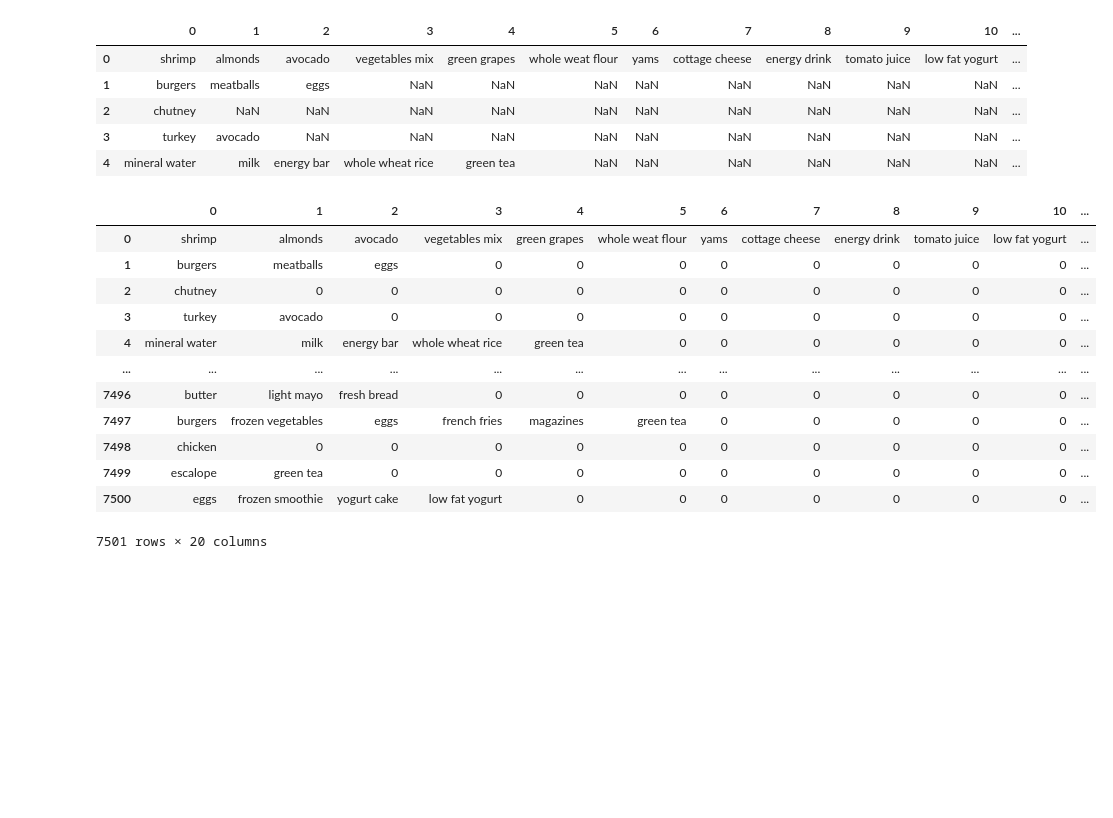
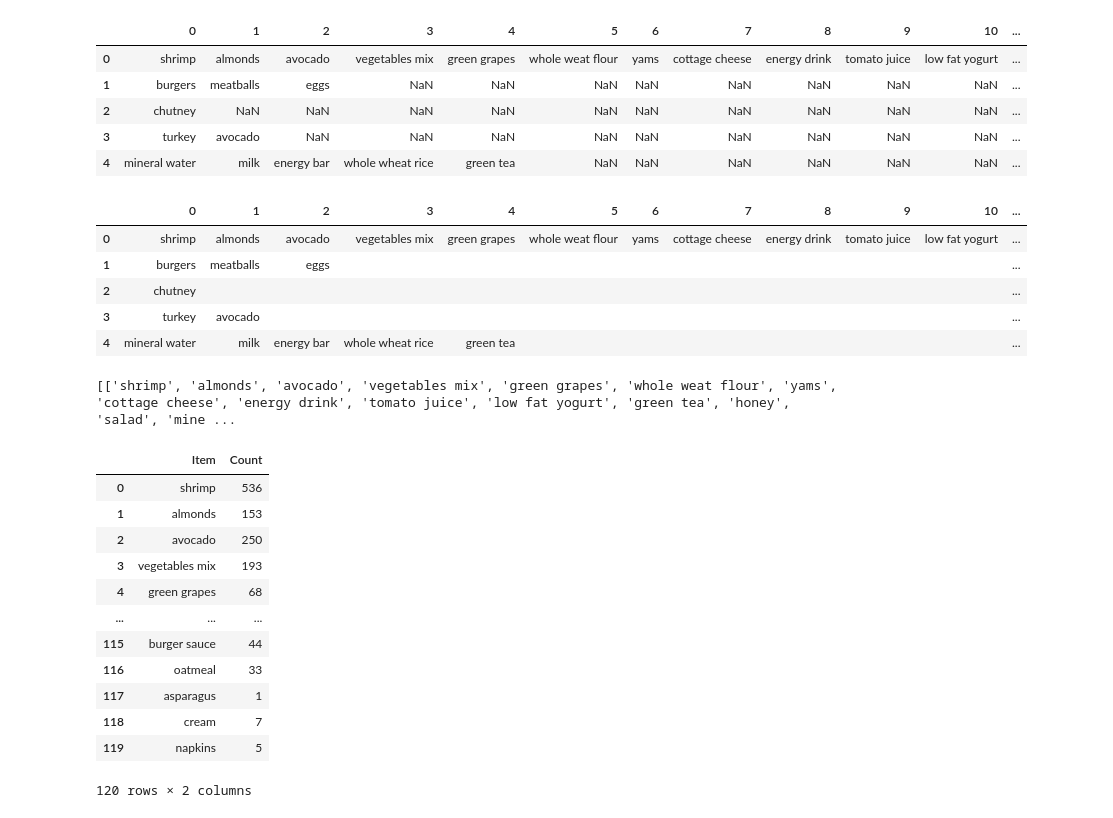
Before and after one commit to alex-kh465/ML_labs, a Jupyter notebook: Lab3/2448507_Lab_3.ipynb, the cells around one changed output. Saved outputs shown, nothing was run; the diff lists cells and outputs as text; code cells hidden in the pictures; blank space fills up the shorter version.

```diff
--- a/Lab3/2448507_Lab_3.ipynb
+++ b/Lab3/2448507_Lab_3.ipynb
@@ -18,25 +18,46 @@ df.head()
 | 3 | turkey | avocado | NaN | NaN | NaN | NaN | NaN | NaN | NaN | NaN | NaN | ... |
 | 4 | mineral water | milk | energy bar | whole wheat rice | green tea | NaN | NaN | NaN | NaN | NaN | NaN | ... |
 # %%
-df.fillna(0)
+df.fillna('', inplace=True)
+
+df.head()
 # %% [output]
 |  | 0 | 1 | 2 | 3 | 4 | 5 | 6 | 7 | 8 | 9 | 10 | ... |
 | 0 | shrimp | almonds | avocado | vegetables mix | green grapes | whole weat flour | yams | cottage cheese | energy drink | tomato juice | low fat yogurt | ... |
-| 1 | burgers | meatballs | eggs | 0 | 0 | 0 | 0 | 0 | 0 | 0 | 0 | ... |
-| 2 | chutney | 0 | 0 | 0 | 0 | 0 | 0 | 0 | 0 | 0 | 0 | ... |
-| 3 | turkey | avocado | 0 | 0 | 0 | 0 | 0 | 0 | 0 | 0 | 0 | ... |
-| 4 | mineral water | milk | energy bar | whole wheat rice | green tea | 0 | 0 | 0 | 0 | 0 | 0 | ... |
-| ... | ... | ... | ... | ... | ... | ... | ... | ... | ... | ... | ... | ... |
-| 7496 | butter | light mayo | fresh bread | 0 | 0 | 0 | 0 | 0 | 0 | 0 | 0 | ... |
-| 7497 | burgers | frozen vegetables | eggs | french fries | magazines | green tea | 0 | 0 | 0 | 0 | 0 | ... |
-| 7498 | chicken | 0 | 0 | 0 | 0 | 0 | 0 | 0 | 0 | 0 | 0 | ... |
-| 7499 | escalope | green tea | 0 | 0 | 0 | 0 | 0 | 0 | 0 | 0 | 0 | ... |
-| 7500 | eggs | frozen smoothie | yogurt cake | low fat yogurt | 0 | 0 | 0 | 0 | 0 | 0 | 0 | ... |
+| 1 | burgers | meatballs | eggs |  |  |  |  |  |  |  |  | ... |
+| 2 | chutney |  |  |  |  |  |  |  |  |  |  | ... |
+| 3 | turkey | avocado |  |  |  |  |  |  |  |  |  | ... |
+| 4 | mineral water | milk | energy bar | whole wheat rice | green tea |  |  |  |  |  |  | ... |
-7501 rows × 20 columns
 # %%
-def encode(x):
-    if x <=0:
-        return 0
-    elif x>=0:
-        return 1
-basket = transactions.applymap(encode)
+transactions = []
+for i in range(len(df)):
+    transaction = [str(item) for item in df.iloc[i] if item != '']
+    transactions.append(transaction)
+
+print(transactions[:5])
+# %% [output]
+[['shrimp', 'almonds', 'avocado', 'vegetables mix', 'green grapes', 'whole weat flour', 'yams', 'cottage cheese', 'energy drink', 'tomato juice', 'low fat yogurt', 'green tea', 'honey', 'salad', 'mine ...
+# %%
+import matplotlib.pyplot as plt
+import seaborn as sns
+from collections import Counter
+
+items = [item for sublist in transactions for item in sublist]
+item_counts = Counter(items)
+
+item_counts_df = pd.DataFrame(item_counts.items(), columns=['Item', 'Count'])
+item_counts_df
+# %% [output]
+|  | Item | Count |
+| 0 | shrimp | 536 |
+| 1 | almonds | 153 |
+| 2 | avocado | 250 |
+| 3 | vegetables mix | 193 |
+| 4 | green grapes | 68 |
+| ... | ... | ... |
+| 115 | burger sauce | 44 |
+| 116 | oatmeal | 33 |
+| 117 | asparagus | 1 |
+| 118 | cream | 7 |
+| 119 | napkins | 5 |
+120 rows × 2 columns
```
Also changed, not shown: parts of 9 cells of this notebook, 1 other file.
